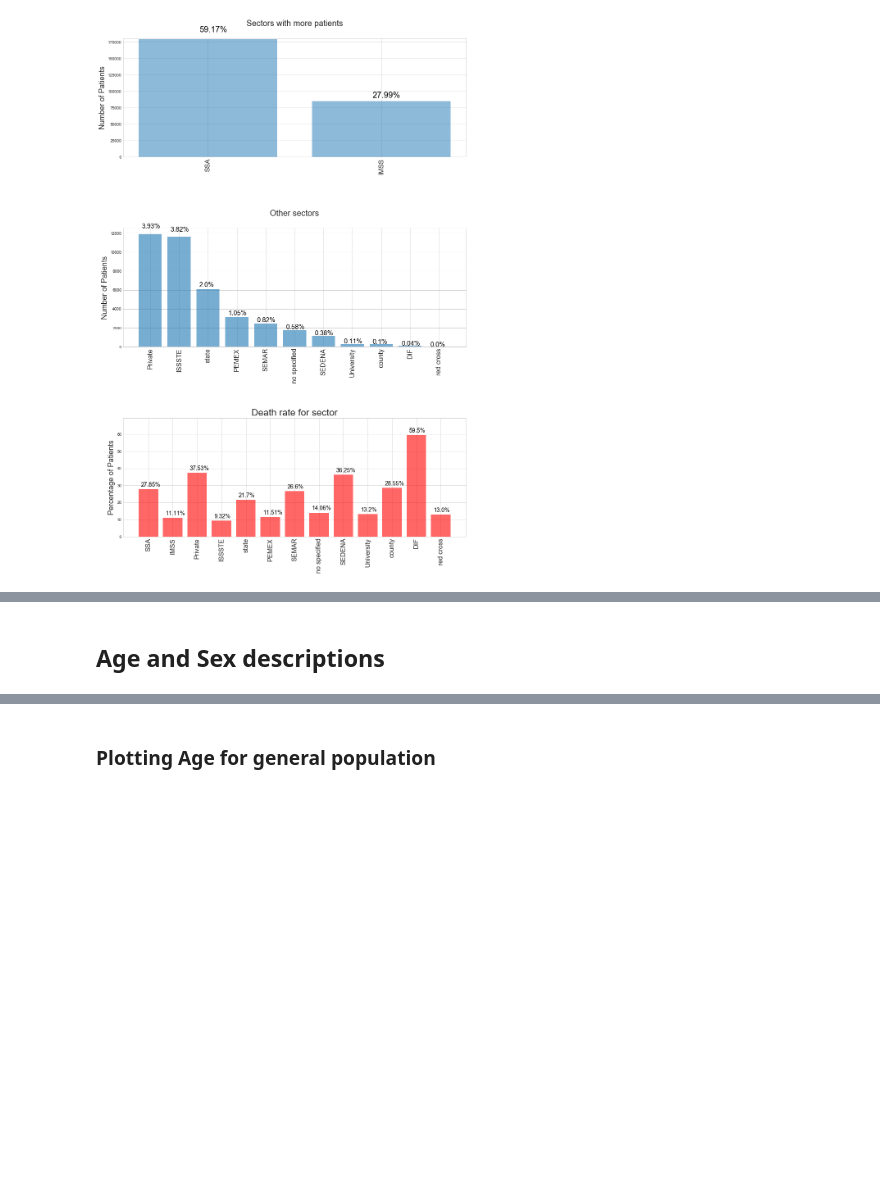
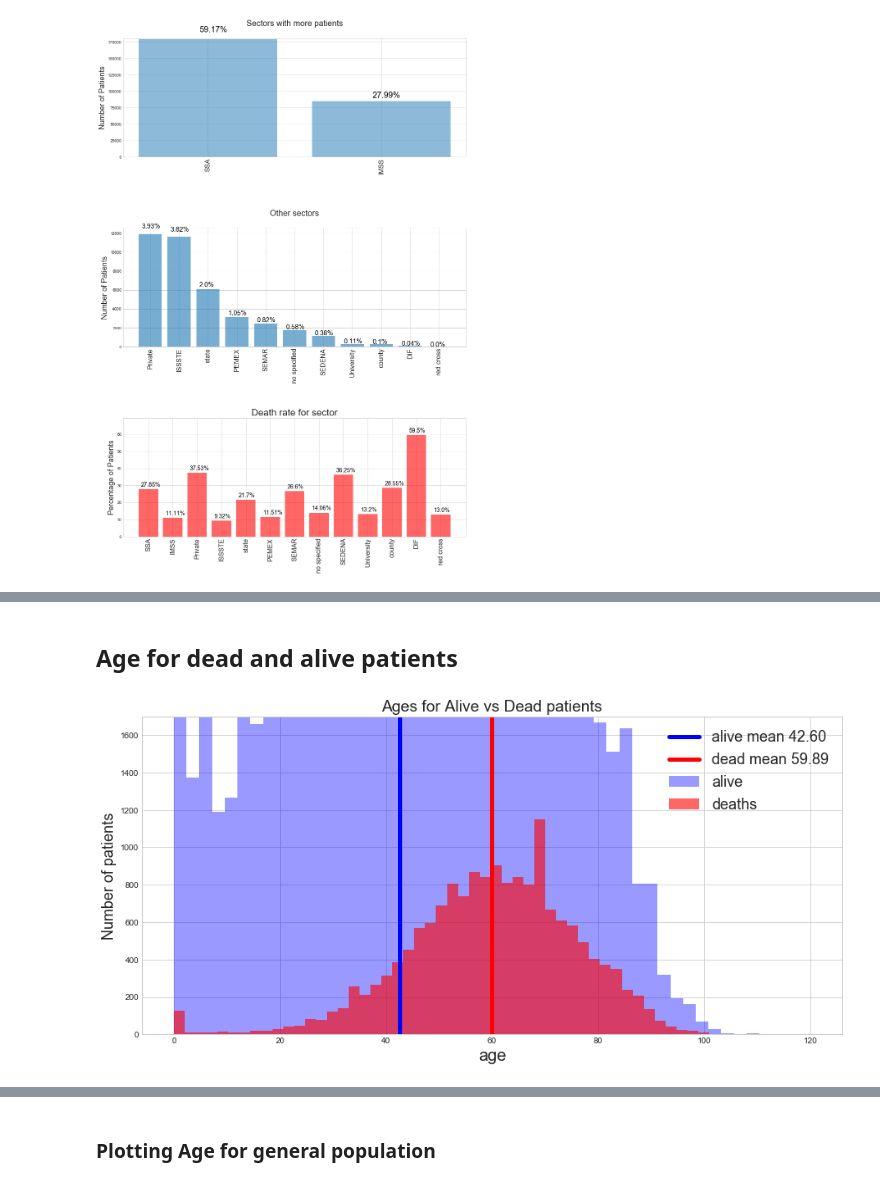
Before and after one commit to mesielepush/Covid19-Mexico-Data-Analysis-Jupyter-Notebook, a Jupyter notebook: MexicoCovidDescriptiveGeneral.ipynb, the cells around one changed output, grey strips where cells are left out. Cells and saved outputs as stored; diff of their text form; code cells hidden in the pictures; blank space fills up the shorter version.

```diff
--- a/MexicoCovidDescriptiveGeneral.ipynb
+++ b/MexicoCovidDescriptiveGeneral.ipynb
@@ -149,2 +113,19 @@ plt_actives(plot_max_min ,min_max_states, trim=20)
 # %% [markdown]
-## Age and Sex descriptions
+## Age for dead and alive patients
+# %%
+age_deaths = Covid('all').patients().deaths().data.age.copy()
+
+ages.hist(bins = 50, alpha = 0.4, color = 'b',label='alive')
+plt.axvline(np.mean(ages), 0, 160000, label= f'alive mean {str(np.mean(ages))[:5]}',color= 'b',linewidth = 5)
+
+age_deaths.hist(bins = 50, alpha = 0.6, color = 'r',label='deaths')
+plt.axvline(np.mean(age_deaths), 0, 160000, label= f'dead mean {str(np.mean(age_deaths))[:5]}',color= 'r',linewidth = 5)
+
+plt.ylabel('Number of patients',fontsize=18)
+plt.xlabel('age',fontsize=20)
+plt.ylim(0,1700)
+plt.title('Ages for Alive vs Dead patients', fontsize= 19)
+plt.legend(fontsize=18)
+plt.show()
+# %% [output]
+[figure, added]
```
Also changed, not shown: parts of 23 cells of this notebook, 1 other file.
